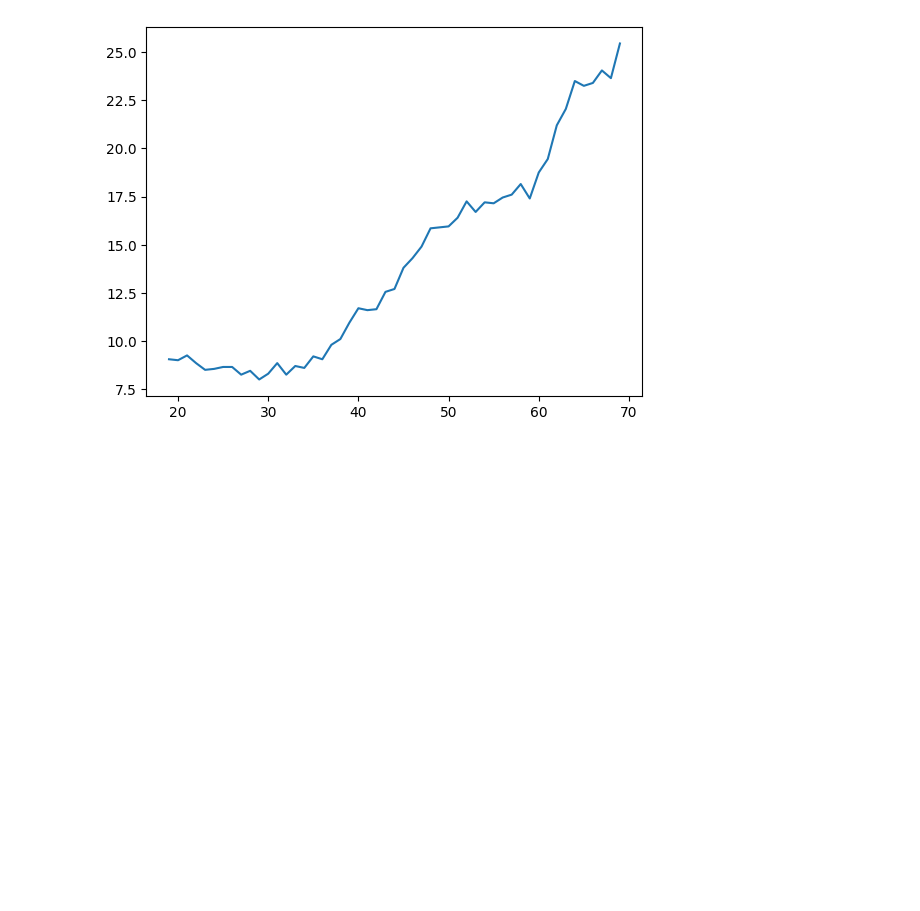
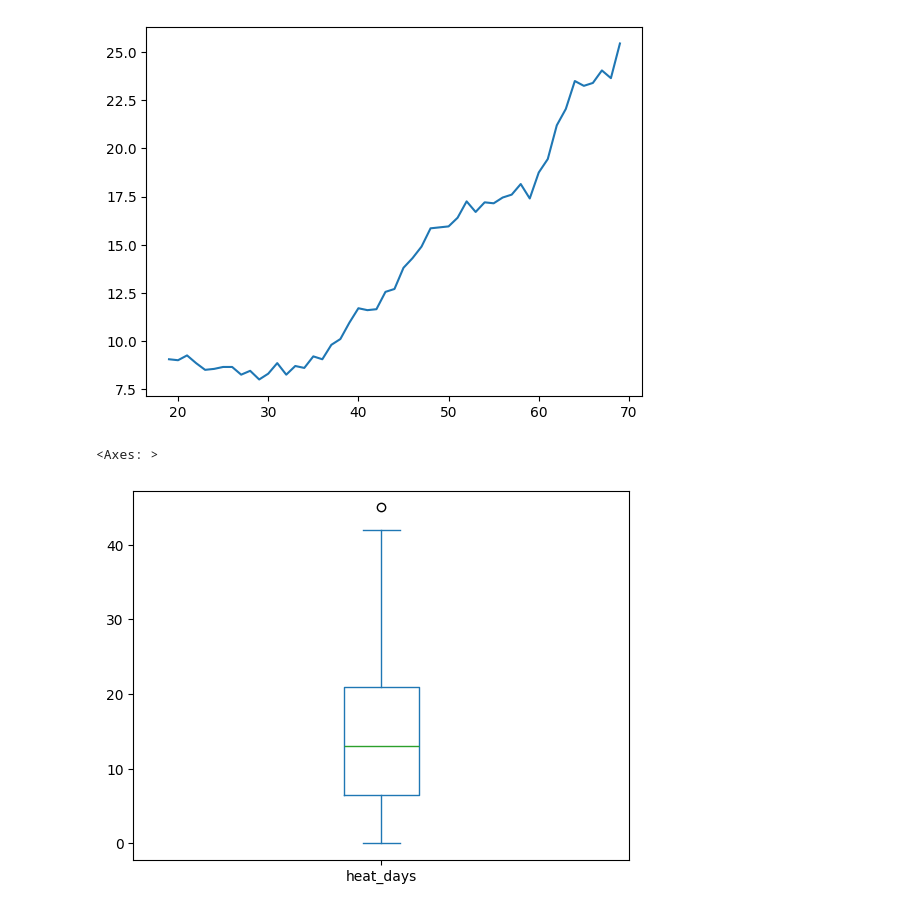
Before and after one commit to Plangegger/data-science-ue-ct, a Jupyter notebook: notebooks/01_data_with_pandas.ipynb, the cells around one changed output. Saved outputs shown, nothing was run; the diff lists cells and outputs as text; code cells hidden in the pictures; blank space fills up the shorter version.

```diff
--- a/notebooks/01_data_with_pandas.ipynb
+++ b/notebooks/01_data_with_pandas.ipynb
@@ -182,3 +183,8 @@ df["heat_days"].rolling(20).mean().plot()
 # %% [output]
 <Axes: >
 [figure]
+# %%
+df["heat_days"].plot(kind="box")
+# %% [output]
+<Axes: >
+[figure, added]
```
Also changed, not shown: parts of 3 cells of this notebook, 3 other files.
